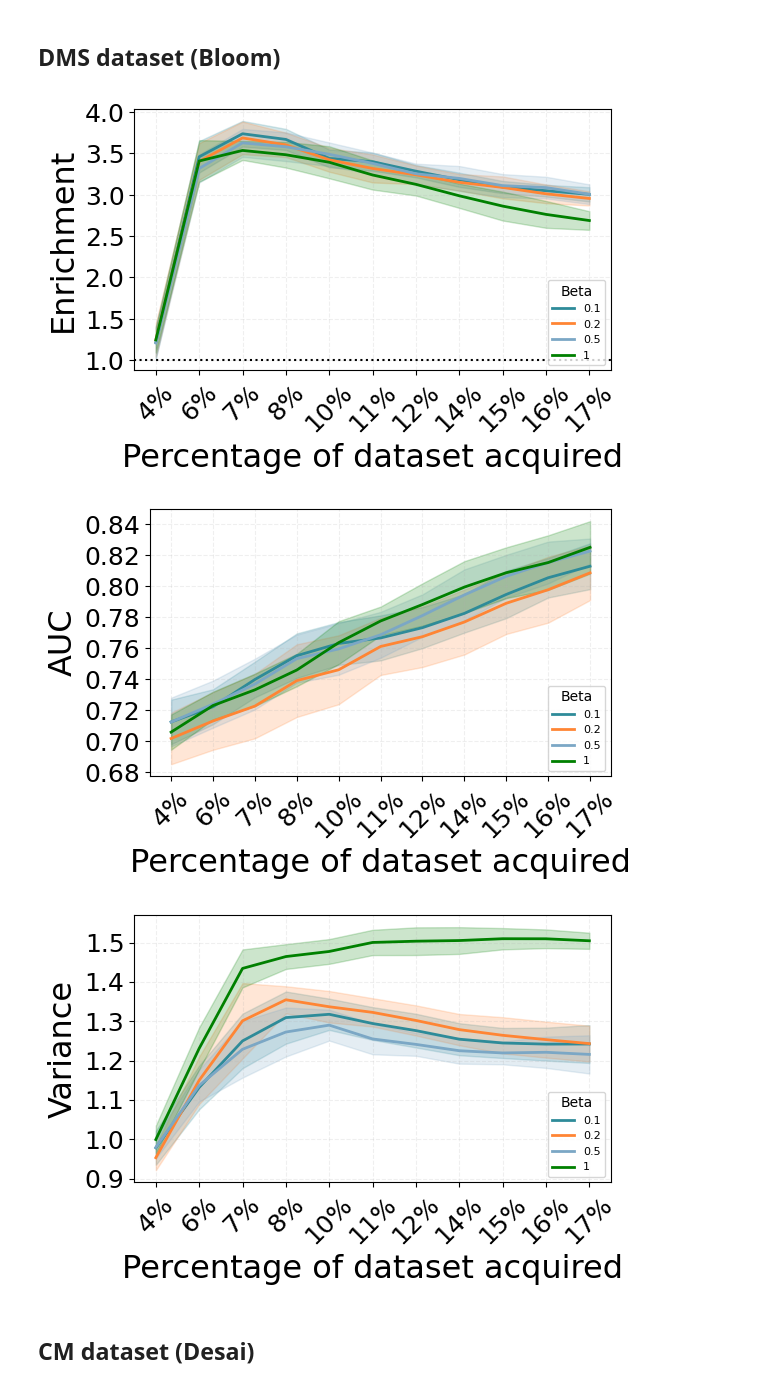
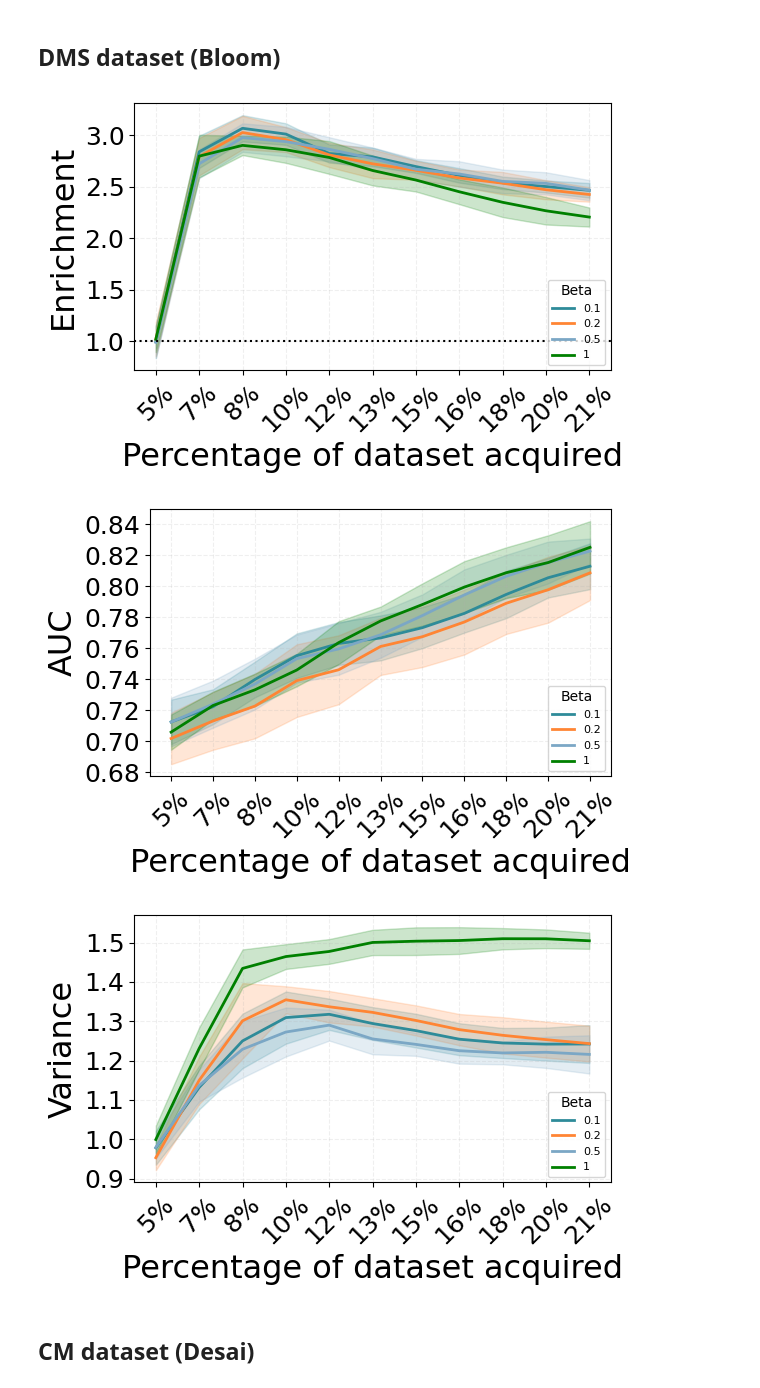
Before and after one commit to m-huot/VIRAL, a Jupyter notebook: plots/SI UCB.ipynb, the cells around one changed output. Cells and saved outputs as stored; diff of their text form; code cells hidden in the pictures.

```diff
--- a/plots/SI UCB.ipynb
+++ b/plots/SI UCB.ipynb
@@ -32,7 +32,7 @@ NB_POINTS = 50
 NB_ROUNDS = 10
 NB_0 = 165
 
-points_list = np.array([NB_0 + i * NB_POINTS for i in range(NB_ROUNDS + 1)]) / 3803
+points_list = np.array([NB_0 + i * NB_POINTS for i in range(NB_ROUNDS + 1)]) / 3122
 
 
 
@@ -81,36 +81,36 @@ for metric in metrics:
                 std_data = std_data / points_list
 
             line = plt.plot(points_list[:len(mean_data)],  # Use points_list for x-axis
                             mean_data,
                             label=betas_labels[betas.index(beta)],
                             color=colors[beta],
                             linewidth=2)[0]
             plt.fill_between(
                 points_list[:len(mean_data)],  # Use points_list for x-axis
                 mean_data - std_data,
                 mean_data + std_data,
                 color=colors[beta],
                 alpha=0.2
             )
             handles.append(line)
             labels.append(beta)
         else:
             print(f"Warning: Missing files for {strategy} - {metric}")
 
     # Then add horizontal lines
     if metric == "p":
         random_line = plt.axhline(y=1, color='black', linestyle=':', linewidth=1.5, label='Random Baseline')
 
 
     plt.legend(handles, betas_labels, fontsize=8, title_fontsize='10', loc='lower right', title='Beta')
     plt.tight_layout()
     # plt.savefig(f'../figures/{metrics_name_dic[metric]}_bloom.eps', dpi=1200, bbox_inches='tight')
     plt.savefig(f'../figures/{metrics_name_dic[metric]}_bloom_beta.png', dpi=1200, bbox_inches='tight')
     plt.show()
 # %% [output]
-[figure, old version]
+[figure, new version]
-[figure, old version]
+[figure, new version]
-[figure, old version]
+[figure, new version]
 # %% [markdown]
 ## CM dataset (Desai)
 # %%
```
Also changed, not shown: 8 other files.
